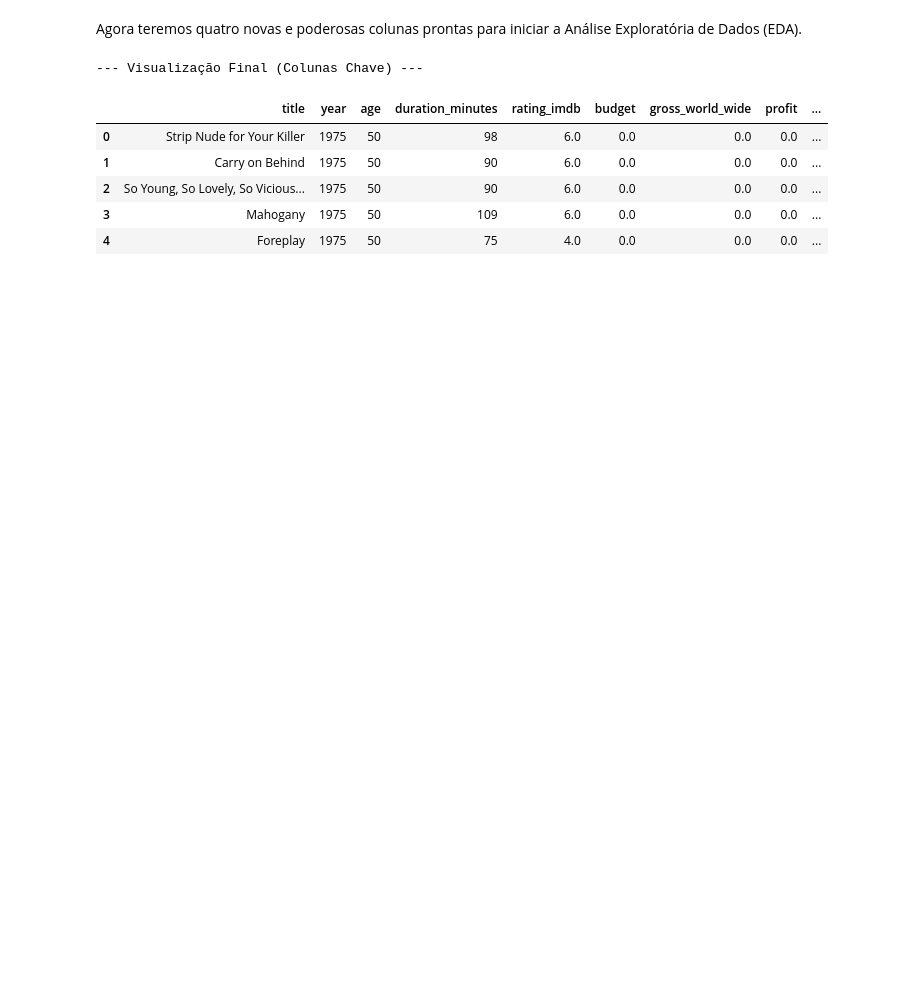
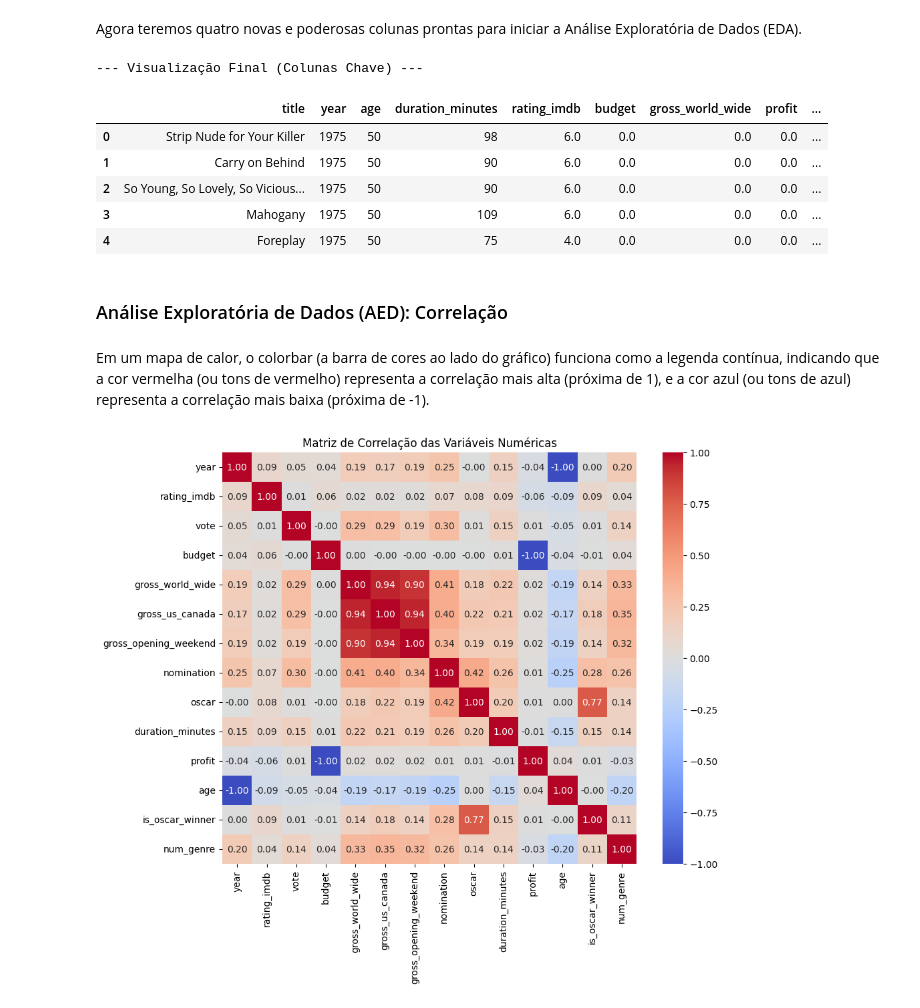
Before and after one commit to dlepinski/Projeto-Extensionista-Big-Data, a Jupyter notebook: app.ipynb, the cells around one changed output. Saved outputs shown, nothing was run; the diff lists cells and outputs as text; code cells hidden in the pictures; blank space fills up the shorter version.

Commit message:
análise exploratória

```diff
--- a/app.ipynb
+++ b/app.ipynb
@@ -284,0 +293,37 @@ Nova coluna 'num_genre' (Número de Gêneros) criada.
+# %%
+# --- Análise da Qualidade de Dados na Coluna 'win' ---
+
+total_rows = len(filmes_df) # len retorna o número total de linhas no DataFrame
+
+# A. Calcular valores nulos (NaN)
+# Converte a coluna para tipo numérico para garantir que strings vazias virem NaN
+filmes_df['win'] = pd.to_numeric(filmes_df['win'], errors='coerce')
+nan_count = filmes_df['win'].isnull().sum()
+nan_percent = (nan_count / total_rows) * 100
+
+# B. Calcular valores zero (0)
+# Conta quantos filmes têm 0 vitórias (assumindo que 0 é a resposta 'não tem')
+zero_count = (filmes_df['win'] == 0).sum()
+
+# C. Calcular o total de dados não-informativos (NaN ou 0)
+non_informative_count = nan_count + zero_count
+non_informative_percent = (non_informative_count / total_rows) * 100
+
+print("--- Avaliação da Coluna 'win' ---")
+print(f"Total de Filmes: {total_rows}")
+print(f"Valores Nulos (NaN): {nan_count} ({nan_percent:.2f}%)")
+print(f"Valores Zero (0): {zero_count}")
+print(f"Dados Não-Informativos (NaN ou 0): {non_informative_count} ({non_informative_percent:.2f}%)")
+
+
+# ---  Decisão e Exclusão (Se a porcentagem for muito alta, a exclusão é justificada) ---
+# Adotamos o critério de que se mais de 80% dos dados são não-informativos, a coluna deve ser excluída.
+if non_informative_percent > 80:
+    filmes_df = filmes_df.drop('win', axis=1)
+    print("\n[Ação Recomendada] Coluna 'win' excluída devido à alta taxa de dados não-informativos.")
+else:
+    print("\n[Ação Alternativa] Manter a coluna 'win', pois a taxa de dados relevantes (acima de 0 e não nulos) é alta.")
+
+# Verificação final das colunas
+print("\nColunas restantes após a análise (primeiros 5):")
+print(filmes_df.columns[:5].tolist())
@@ -296,3 +352,17 @@ display(filmes_df[['title', 'year', 'age', 'duration_minutes', 'rating_imdb', 'b
 | 2 | So Young, So Lovely, So Vicious... | 1975 | 50 | 90 | 6.0 | 0.0 | 0.0 | 0.0 | ... |
 | 3 | Mahogany | 1975 | 50 | 109 | 6.0 | 0.0 | 0.0 | 0.0 | ... |
 | 4 | Foreplay | 1975 | 50 | 75 | 4.0 | 0.0 | 0.0 | 0.0 | ... |
+# %% [markdown]
+### Análise Exploratória de Dados (AED): Correlação
+# %% [markdown]
+Em um mapa de calor, o colorbar (a barra de cores ao lado do gráfico) funciona como a legenda contínua, indicando que a cor vermelha (ou tons de vermelho) representa a correlação mais alta (próxima de 1), e a cor azul (ou tons de azul) representa a correlação mais baixa (próxima de -1).
+# %%
+import seaborn as sns # importando a biblioteca seaborn para visualização de dados
+import matplotlib.pyplot as plt # importando a biblioteca matplotlib para visualização de dados
+
+plt.figure(figsize=(10, 8)) # define o tamanho da figura do gráfico
+sns.heatmap(filmes_df.corr(numeric_only=True), annot=True, cmap='coolwarm', fmt='.2f') # cria um mapa de calor (heatmap) da matriz de correlação das colunas numéricas do DataFrame, com anotações dos valores, usando a paleta de cores 'coolwarm' e formatando os números com 2 casas decimais
+plt.title('Matriz de Correlação das Variáveis Numéricas')# adiciona um título ao gráfico
+plt.show()# exibe o gráfico
+# %% [output]
+[figure, added]
```
Also changed, not shown: parts of 15 cells of this notebook.
